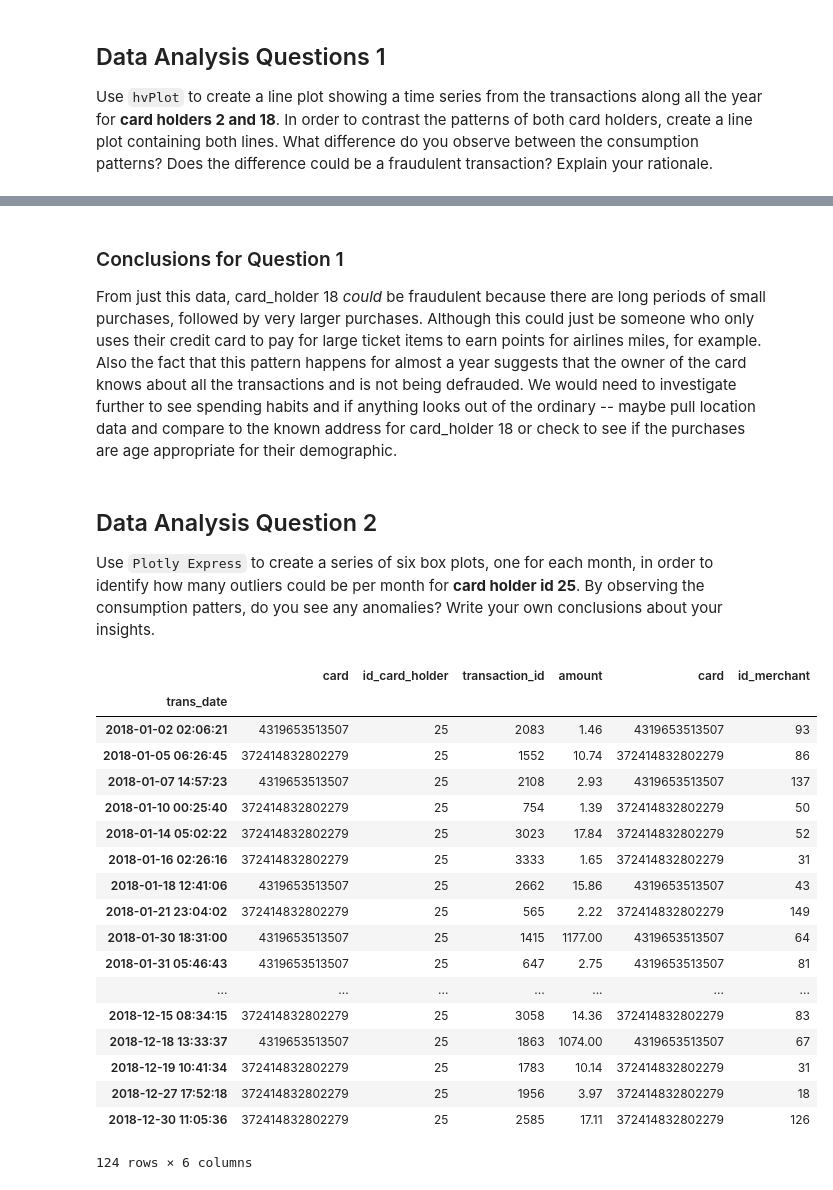
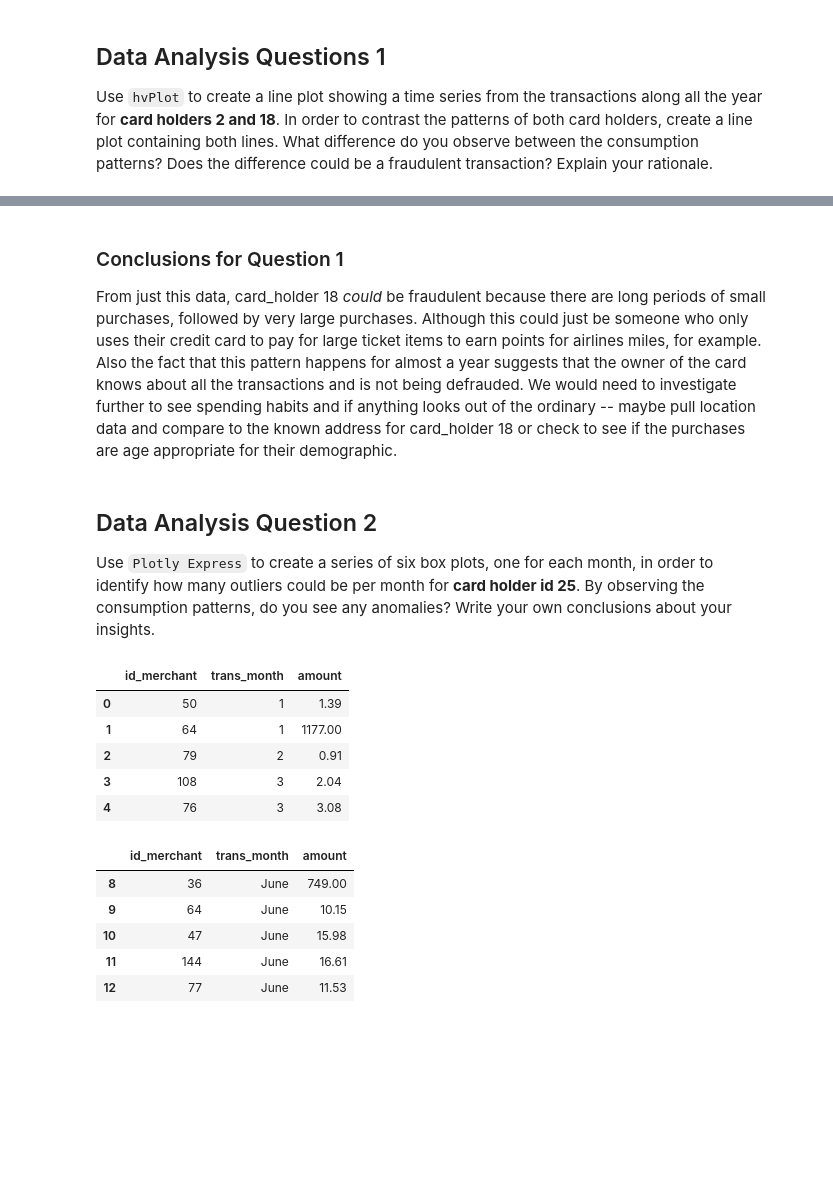
Before and after one commit to stew1922/Suspicious_Transactions, a Jupyter notebook: Starter_Files/visual_data_analysis.ipynb, the cells around one changed output, grey strips where cells are left out. Saved outputs shown, nothing was run; the diff lists cells and outputs as text; code cells hidden in the pictures; blank space fills up the shorter version.

```diff
--- a/Starter_Files/visual_data_analysis.ipynb
+++ b/Starter_Files/visual_data_analysis.ipynb
@@ -53,43 +168,56 @@ two_plot * eightteen_plot
 # %% [markdown]
    ### Conclusions for Question 1
 
-   From just this data, card\_holder 18 _could_ be fraudulent because there are long periods of small purchases, followed by very larger purchases.  Although this could just be someone who only uses their credit card to pay for large ticket items to earn points for airlines miles, for example.  Also the fact that this pattern happens for almost a year suggests that the owner of the card knows about all the transactions and is not being defrauded.  We would need to investigate further to see spending habits and if anything looks out of the ordinary -- maybe pull location data and compare to the known address for card_holder 18 or check to see if the purchases are age appropriate for their demographic.
+   From just this data, card\_holder 18 _could_ be fraudulent because there are long periods of small purchases, followed by very large purchases.  Although this could just be someone who only uses their credit card to pay for large ticket items to earn points for airlines miles, for example.  Also the fact that this pattern happens for almost a year suggests that the owner of the card knows about all the transactions and is not being defrauded.  We would need to investigate further to see spending habits and if anything looks out of the ordinary -- maybe pull location data and compare to the known address for card_holder 18 or check to see if the purchases are age appropriate for their demographic.
 # %% [markdown]
    ## Data Analysis Question 2
 
-   Use `Plotly Express` to create a series of six box plots, one for each month, in order to identify how many outliers could be per month for **card holder id 25**. By observing the consumption patters, do you see any anomalies? Write your own conclusions about your insights.
+   Use `Plotly Express` to create a series of six box plots, one for each month, in order to identify how many outliers could be per month for **card holder id 25**. By observing the consumption patterns, do you see any anomalies? Write your own conclusions about your insights.
 # %%
-# loading data of daily transactions from jan to jun 2018 for card holder 25
+# loading data of daily transactions from jan to jun 2018 for card holder 25 isolated to just restaurants
 query = '''
-    SELECT *
-FROM credit_card AS cc
-INNER JOIN transactions AS tran
-ON cc.card = tran.card
-WHERE cc.id_card_holder = 25;'''
+SELECT id_merchant, date_part('month', trans_date) as trans_month, amount
+FROM transactions
+WHERE card IN
+	(
+	SELECT card
+	FROM credit_card
+	WHERE id_card_holder = 25
+	)
+AND date_part('month', trans_date) >= 1 and date_part('month', trans_date) <= 6
+AND id_merchant IN
+	(
+	SELECT id_merchant
+	FROM merchant
+	WHERE id_merchant_cartegory = 1
+	);
+'''
 
-card_holder25_df = pd.read_sql(sql=query, con=engine, index_col='trans_date', parse_dates='trans_date')
-card_holder25_df
+card_holder25_df = pd.read_sql(sql=query, con=engine, parse_dates='trans_date')
+card_holder25_df['trans_month'] = card_holder25_df['trans_month'].astype('int')
+card_holder25_df.head()
 # %% [output]
-|  | card | id_card_holder | transaction_id | amount | card | id_merchant |
-| trans_date |  |  |  |  |  |  |
-| 2018-01-02 02:06:21 | 4319653513507 | 25 | 2083 | 1.46 | 4319653513507 | 93 |
-| 2018-01-05 06:26:45 | 372414832802279 | 25 | 1552 | 10.74 | 372414832802279 | 86 |
-| 2018-01-07 14:57:23 | 4319653513507 | 25 | 2108 | 2.93 | 4319653513507 | 137 |
-| 2018-01-10 00:25:40 | 372414832802279 | 25 | 754 | 1.39 | 372414832802279 | 50 |
-| 2018-01-14 05:02:22 | 372414832802279 | 25 | 3023 | 17.84 | 372414832802279 | 52 |
-| 2018-01-16 02:26:16 | 372414832802279 | 25 | 3333 | 1.65 | 372414832802279 | 31 |
-| 2018-01-18 12:41:06 | 4319653513507 | 25 | 2662 | 15.86 | 4319653513507 | 43 |
-| 2018-01-21 23:04:02 | 372414832802279 | 25 | 565 | 2.22 | 372414832802279 | 149 |
-| 2018-01-30 18:31:00 | 4319653513507 | 25 | 1415 | 1177.00 | 4319653513507 | 64 |
-| 2018-01-31 05:46:43 | 4319653513507 | 25 | 647 | 2.75 | 4319653513507 | 81 |
-| ... | ... | ... | ... | ... | ... | ... |
-| 2018-12-15 08:34:15 | 372414832802279 | 25 | 3058 | 14.36 | 372414832802279 | 83 |
-| 2018-12-18 13:33:37 | 4319653513507 | 25 | 1863 | 1074.00 | 4319653513507 | 67 |
-| 2018-12-19 10:41:34 | 372414832802279 | 25 | 1783 | 10.14 | 372414832802279 | 31 |
-| 2018-12-27 17:52:18 | 372414832802279 | 25 | 1956 | 3.97 | 372414832802279 | 18 |
-| 2018-12-30 11:05:36 | 372414832802279 | 25 | 2585 | 17.11 | 372414832802279 | 126 |
+|  | id_merchant | trans_month | amount |
+| 0 | 50 | 1 | 1.39 |
+| 1 | 64 | 1 | 1177.00 |
+| 2 | 79 | 2 | 0.91 |
+| 3 | 108 | 3 | 2.04 |
+| 4 | 76 | 3 | 3.08 |
-124 rows × 6 columns
 # %%
 # change the numeric month to month names
+months = []
+
+for month in card_holder25_df['trans_month']:
+    months.append(calendar.month_name[int(month)])
+
+card_holder25_df['trans_month'] = months
+card_holder25_df.tail()
+# %% [output]
+|  | id_merchant | trans_month | amount |
+| 8 | 36 | June | 749.00 |
+| 9 | 64 | June | 10.15 |
+| 10 | 47 | June | 15.98 |
+| 11 | 144 | June | 16.61 |
+| 12 | 77 | June | 11.53 |
 # %%
 # creating the six box plots using plotly express
```
Also changed, not shown: parts of 14 cells of this notebook, 1 other file.
